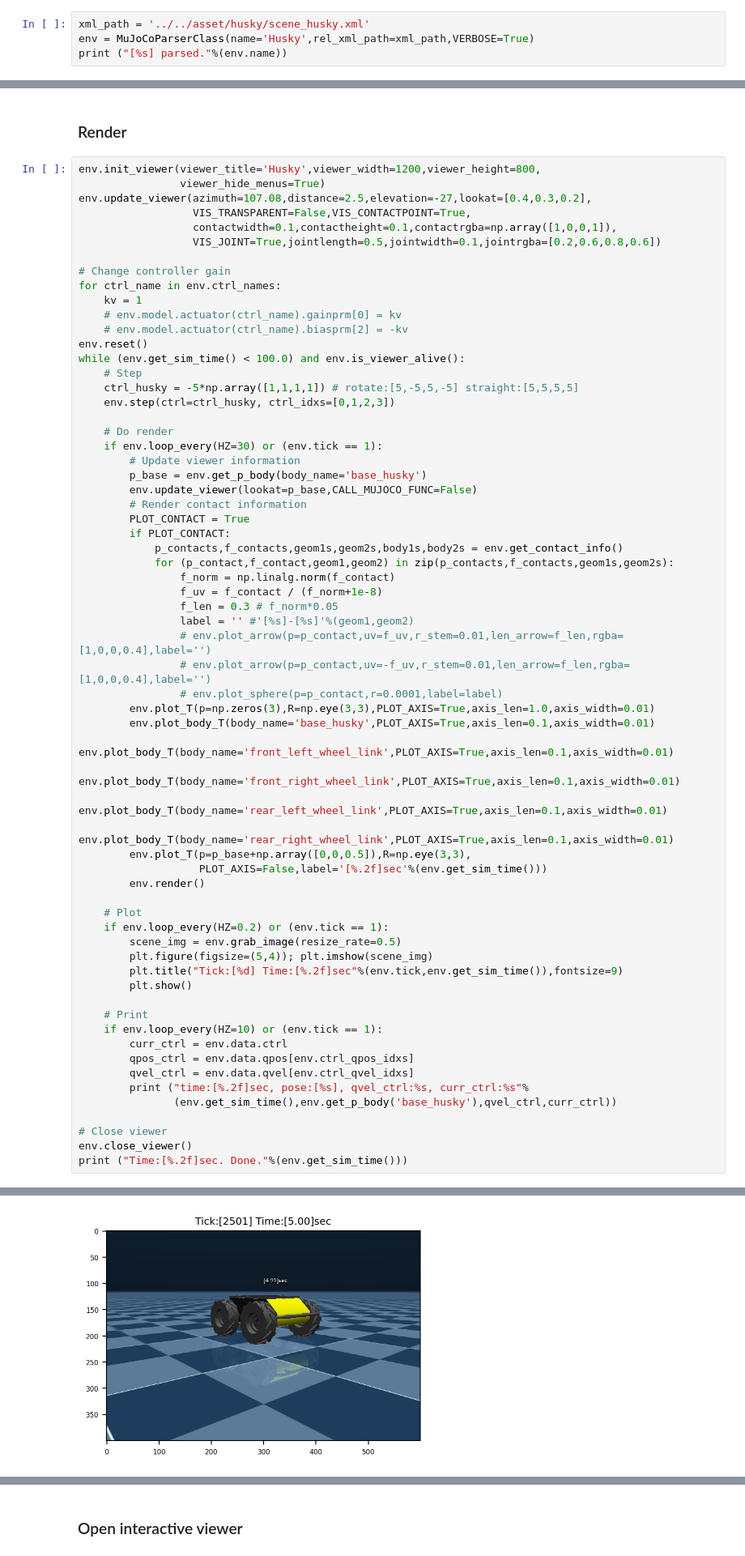
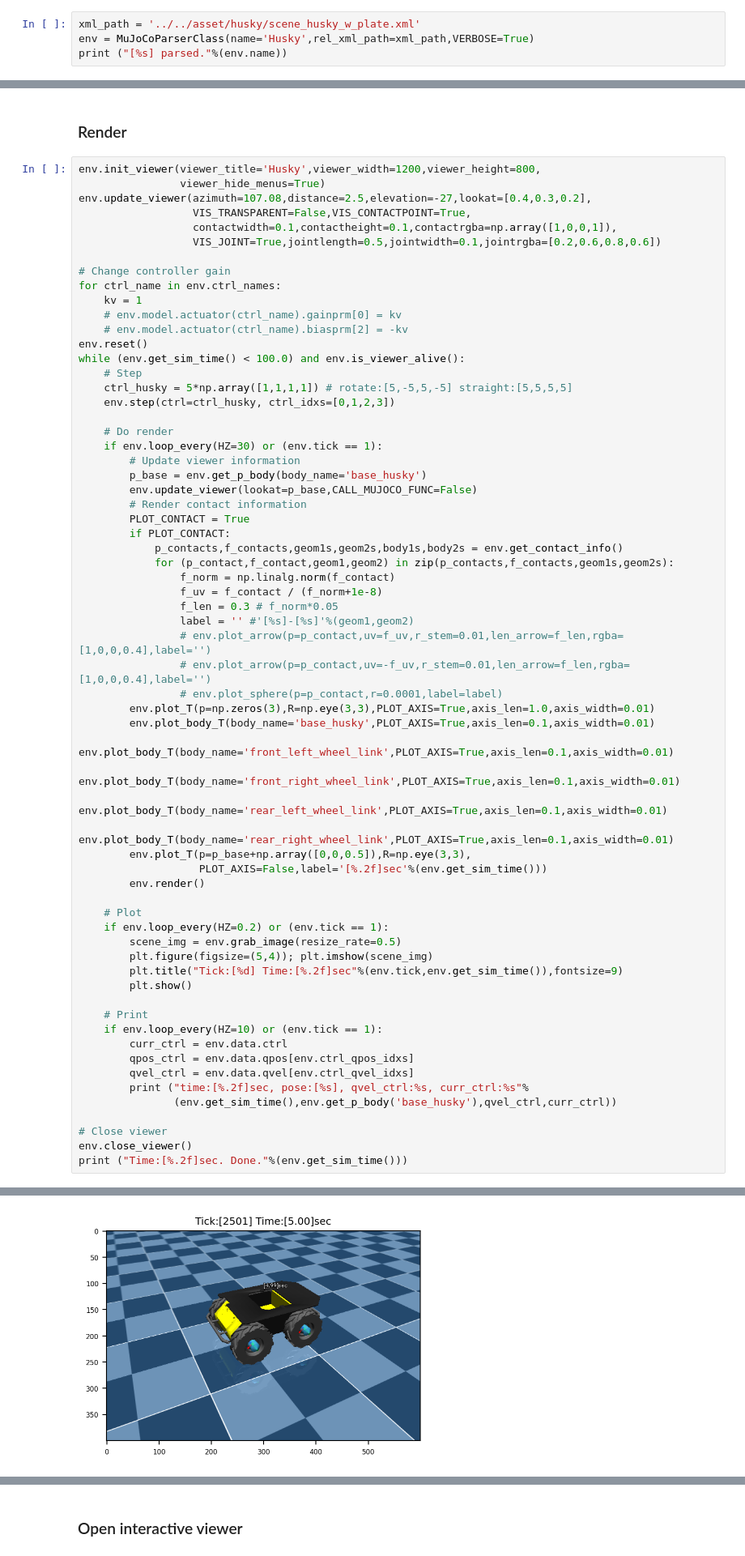
Before and after one commit to joonhyung-lee/mujoco-robotics-usage, a Jupyter notebook: code/mobile/demo_husky_01_scene.ipynb, the cells around one changed output, grey strips where cells are left out. Shown at 81% size. Drawn from its saved outputs; the diff is of its cells as text.

Commit message:
update the scene: husky with top plate

```diff
--- a/code/mobile/demo_husky_01_scene.ipynb
+++ b/code/mobile/demo_husky_01_scene.ipynb
@@ -17,7 +17,7 @@ MuJoCo version:[2.3.7]
 # %% [markdown]
 ### Parse `scene_husky.xml`
 # %%
-xml_path = '../../asset/husky/scene_husky.xml'
+xml_path = '../../asset/husky/scene_husky_w_plate.xml'
 env = MuJoCoParserClass(name='Husky',rel_xml_path=xml_path,VERBOSE=True)
 print ("[%s] parsed."%(env.name))
 # %% [output]
@@ -66,7 +66,7 @@ for ctrl_name in env.ctrl_names:
 env.reset()
 while (env.get_sim_time() < 100.0) and env.is_viewer_alive():
     # Step
-    ctrl_husky = -5*np.array([1,1,1,1]) # rotate:[5,-5,5,-5] straight:[5,5,5,5]
+    ctrl_husky = 5*np.array([1,1,1,1]) # rotate:[5,-5,5,-5] straight:[5,5,5,5]
     env.step(ctrl=ctrl_husky, ctrl_idxs=[0,1,2,3])
 
     # Do render
@@ -136 +136 @@ time:[4.90]sec, pose:[[-4.07  0.   -0.  ]], qvel_ctrl:[-4.99 -4.99 -4.98 -4.99],
-[figure, old version]
+[figure, new version]
```
Also changed, not shown: parts of 2 cells of this notebook.
